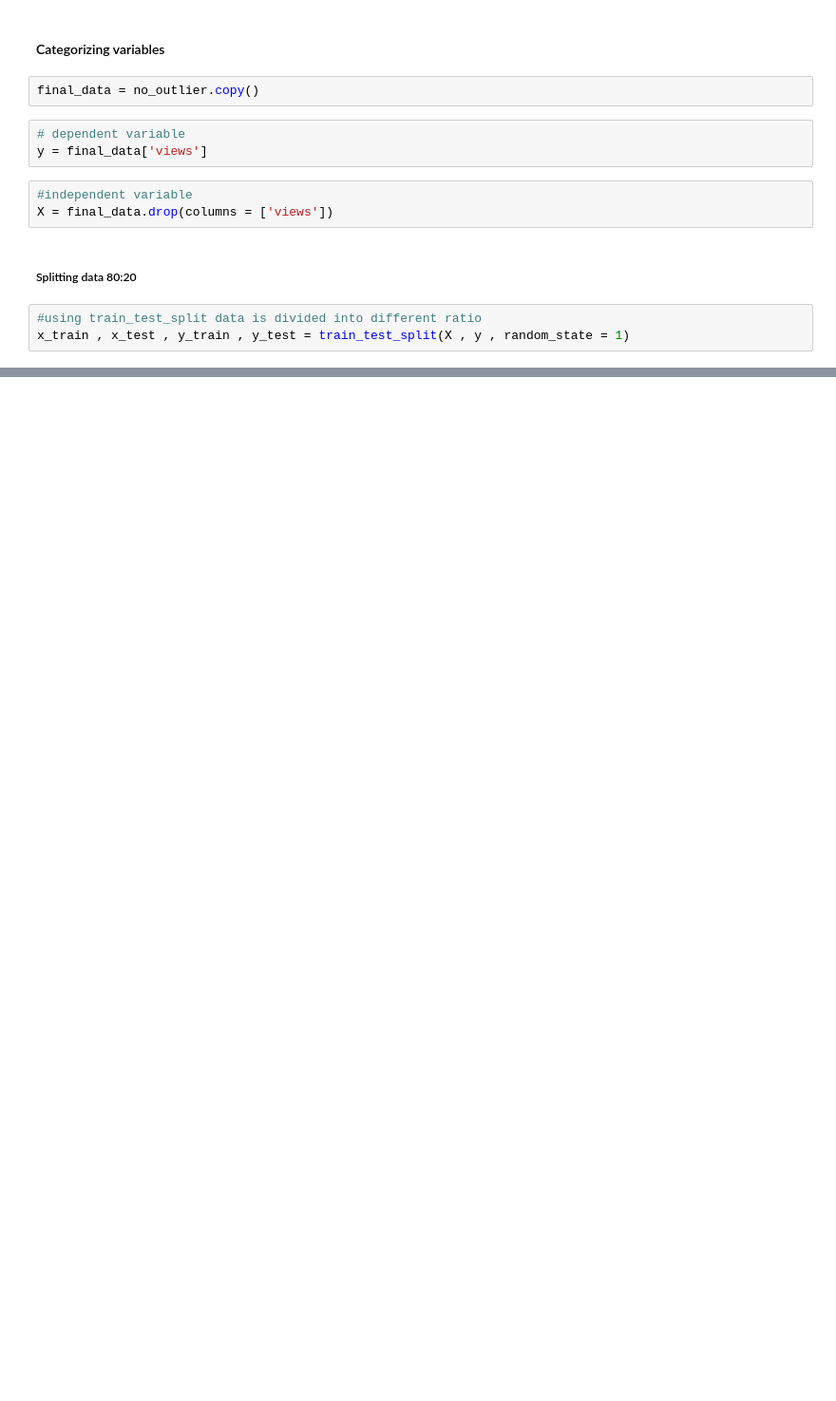
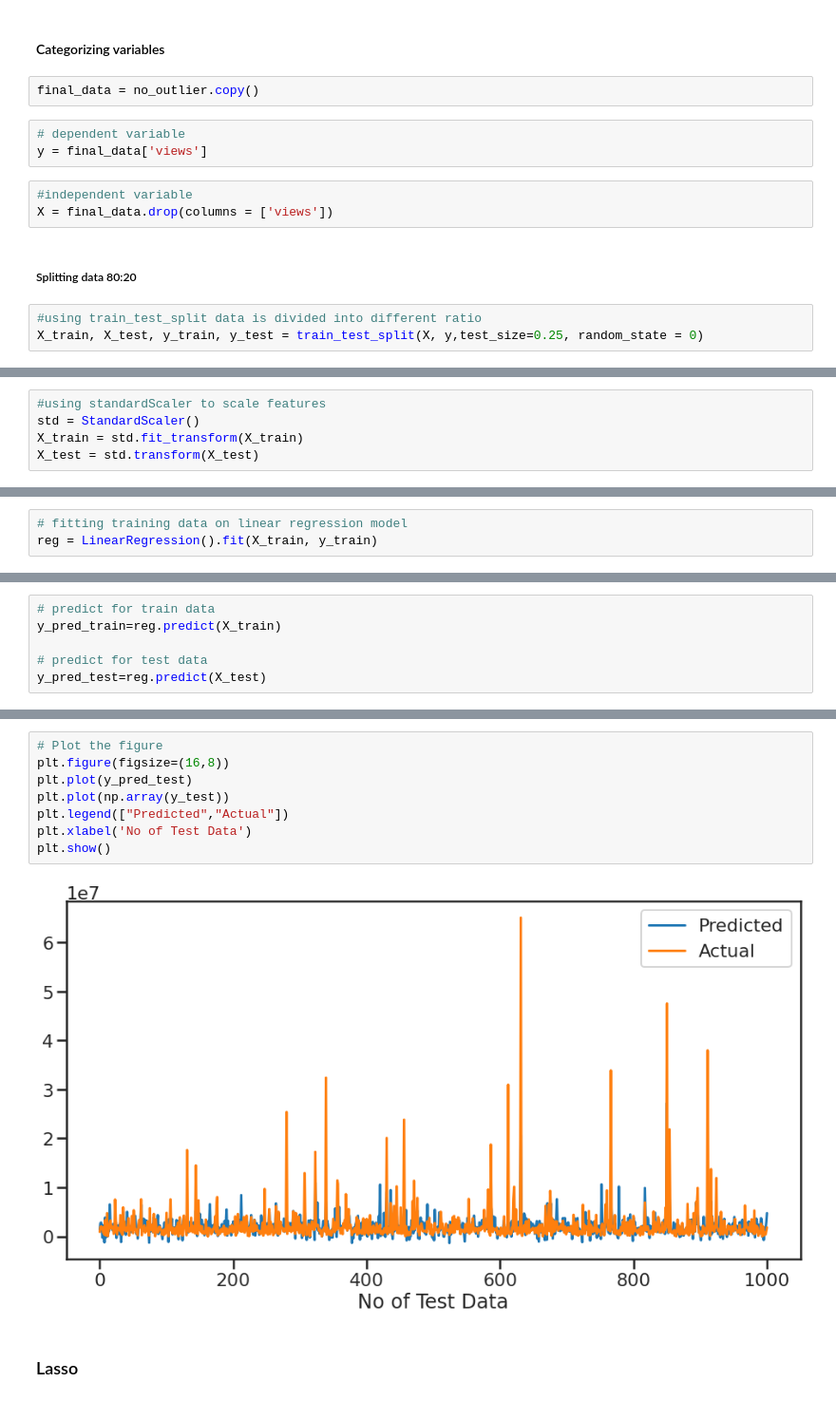
Before and after one commit to abhinav4201/Ted-talk-views-prediction, a Jupyter notebook: TED_TALKS_Views_Prediction_Capstone_Project.ipynb, the cells around one changed output, grey strips where cells are left out. Shown at 95% size. Saved outputs shown, nothing was run; the diff lists cells and outputs as text; blank space fills up the shorter version.

Commit message:
Model training

```diff
--- a/TED_TALKS_Views_Prediction_Capstone_Project.ipynb
+++ b/TED_TALKS_Views_Prediction_Capstone_Project.ipynb
@@ -850,7 +852,7 @@ X = final_data.drop(columns = ['views'])
 ##### Splitting data 80:20
 # %%
 #using train_test_split data is divided into different ratio
-x_train , x_test , y_train , y_test = train_test_split(X , y , random_state = 1)
+X_train, X_test, y_train, y_test = train_test_split(X, y,test_size=0.25, random_state = 0)
 # %%
 print("x_train : ",x_train.shape)
 print("x_test : ",x_test.shape)
@@ -865,0 +884,5 @@ y_test :  (1001, 9)
+# %%
+#using standardScaler to scale features
+std = StandardScaler()
+X_train = std.fit_transform(X_train)
+X_test = std.transform(X_test)
@@ -865,0 +897,3 @@ y_test :  (1001, 9)
+# %%
+# fitting training data on linear regression model
+reg = LinearRegression().fit(X_train, y_train)
@@ -865,0 +912,6 @@ y_test :  (1001, 9)
+# %%
+# predict for train data
+y_pred_train=reg.predict(X_train)
+
+# predict for test data
+y_pred_test=reg.predict(X_test)
@@ -865,0 +990,12 @@ y_test :  (1001, 9)
+# %%
+# Plot the figure
+plt.figure(figsize=(16,8))
+plt.plot(y_pred_test)
+plt.plot(np.array(y_test))
+plt.legend(["Predicted","Actual"])
+plt.xlabel('No of Test Data')
+plt.show()
+# %% [output]
+[figure, added]
+# %% [markdown]
+### Lasso
```
Also changed, not shown: parts of 103 cells of this notebook.
